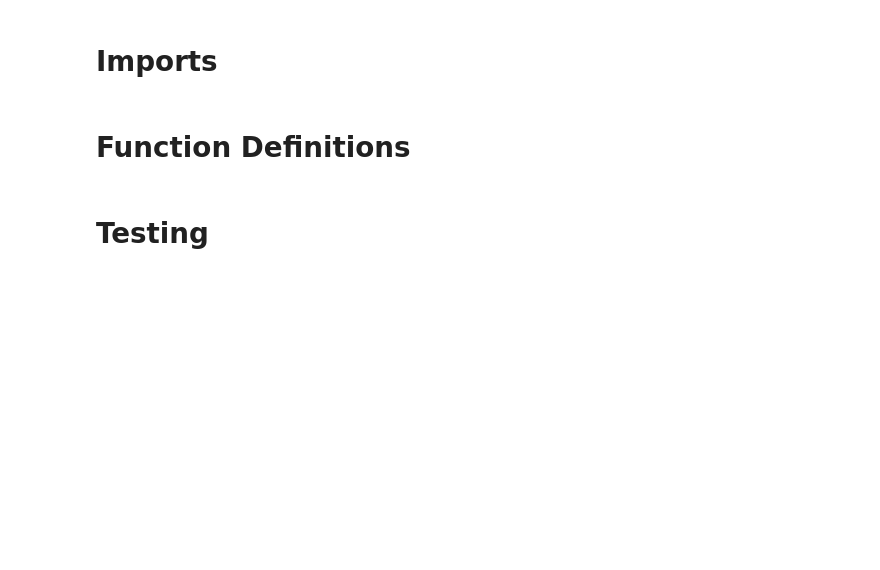
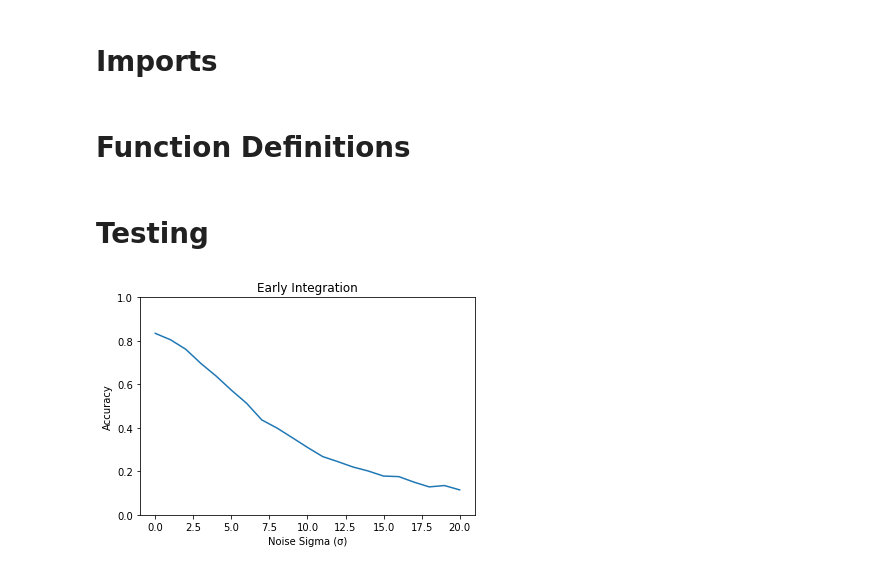
Before and after one commit to Michael-amar/Twos_Complement, a Jupyter notebook: Multimodal/early_integration.ipynb, the cells around one changed output. Drawn from its saved outputs; the diff is of its cells as text; code cells hidden in the pictures; blank space fills up the shorter version.

```diff
--- a/Multimodal/early_integration.ipynb
+++ b/Multimodal/early_integration.ipynb
@@ -67,18 +54,12 @@ dataset_path = "../testset/"
 n_classes = 24
 
 for noise_strength in range(0,21):
-    trained_model_weights = f"../trained_models/early_integration/em_noise_{noise_strength}_power_noise_{noise_strength}.hdf5"
+    trained_model_path = f"../trained_models/early_integration/em_{noise_strength}_power_{noise_strength}"
     max_running_time, min_running_time  = get_running_times(dataset_path)
     samples_df, classes_df = get_samples(dataset_path)
     test_generator = FusionDataGenerator(samples_df, mode='early', n_classes=n_classes, max_running_time=max_running_time, min_running_time=min_running_time, sampling_rate_power=1000000000, sampling_rate_em=56000000, overlapping_percentage=None, em_noise_sigma=noise_strength, power_noise_sigma=noise_strength)
 
-    input_shape = test_generator.get_shape()
-
-    # build model structure
-    model = get_model(input_shape, n_classes)
-
-    # load model weights
-    model.load_weights(trained_model_weights)
+    model = tf.keras.models.load_model(trained_model_path)
 
     y_test_pred_proba = model.predict(test_generator, verbose=1)
 
@@ -90,7 +71,10 @@ for noise_strength in range(0,21):
     print(f"Noise: {noise_strength}, Accuracy: {accuracy}")
 # %%
 plt.plot(range(0,21), accuracies)
+plt.title("Early Integration")
 plt.xlabel(f'Noise Sigma (\u03c3)')
 plt.ylabel('Accuracy')
 plt.ylim([0,1])
 plt.show()
+# %% [output]
+[figure, added]
```
Also changed, not shown: parts of 2 cells of this notebook, 6 other files.
